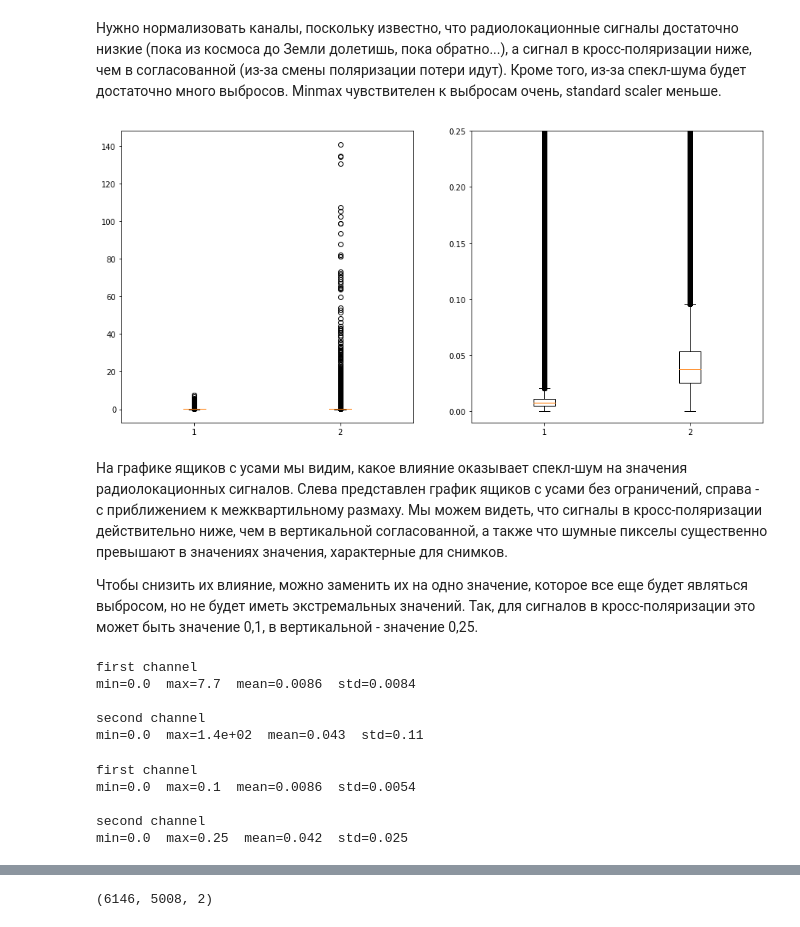
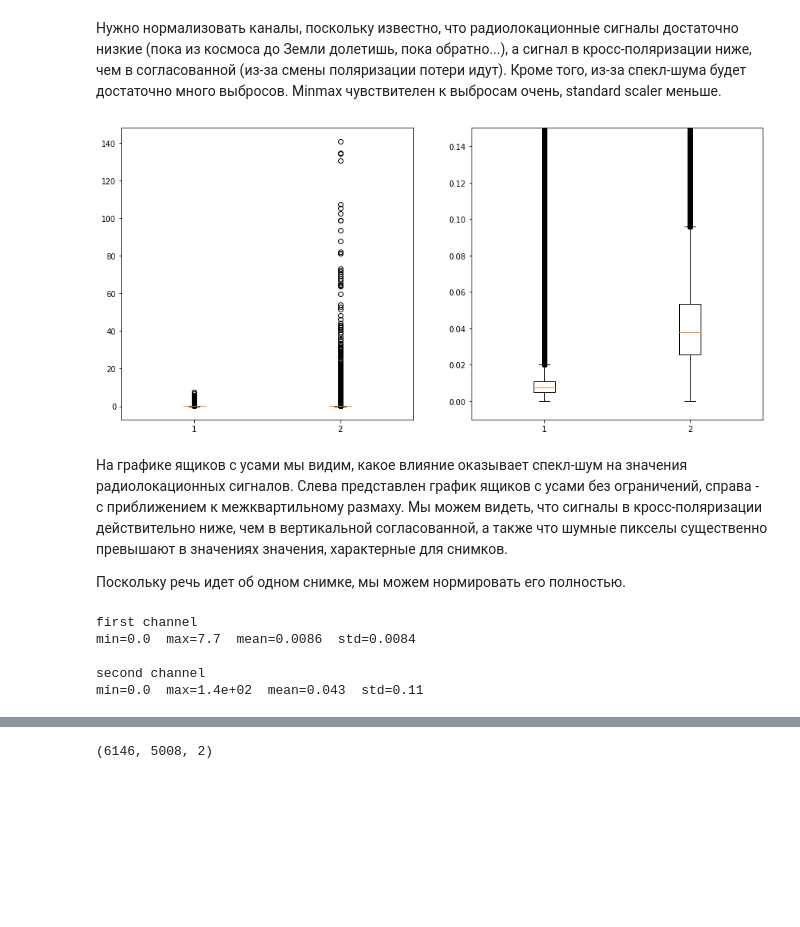
Before and after one commit to SozAnna/S1_Sakha_classification, a Jupyter notebook: Forest_mask_nn.ipynb, the cells around one changed output, grey strips where cells are left out. Saved outputs shown, nothing was run; the diff lists cells and outputs as text; code cells hidden in the pictures; blank space fills up the shorter version.

```diff
--- a/Forest_mask_nn.ipynb
+++ b/Forest_mask_nn.ipynb
@@ -300,15 +311,15 @@ print(mask_array.shape)
 # %%
 fig, axis = plt.subplots(1, 2, figsize=(15, 7))
 axis[0].boxplot([image_array[:,:, :1].flatten(), image_array[:,:, 1:].flatten()])
 axis[1].boxplot([image_array[:,:, :1].flatten(), image_array[:,:, 1:].flatten()])
-axis[1].set_ylim((-0.01, 0.25))
+axis[1].set_ylim((-0.01, 0.15))
 plt.show()
 # %% [output]
-[figure, old version]
+[figure, new version]
 # %% [markdown]
 На графике ящиков с усами мы видим, какое влияние оказывает спекл-шум на значения радиолокационных сигналов. Слева представлен график ящиков с усами без ограничений, справа - с приближением к межквартильному размаху. Мы можем видеть, что сигналы в кросс-поляризации действительно ниже, чем в вертикальной согласованной, а также что шумные пикселы существенно превышают в значениях значения, характерные для снимков.
 
-Чтобы снизить их влияние, можно заменить их на одно значение, которое все еще будет являться выбросом, но не будет иметь экстремальных значений. Так, для сигналов в кросс-поляризации это может быть значение 0,1, в вертикальной - значение 0,25.
+Поскольку речь идет об одном снимке, мы можем нормировать его полностью.
 # %%
 print('first channel')
 min_b1, max_b1, mean_b1, std_b1 = count_statistics(image_array[:,:, :1])
@@ -330,12 +334,0 @@ band2[band2 > 0.25] = 0.25
-# %%
-print('first channel')
-min_b1, max_b1, mean_b1, std_b1 = count_statistics(image_array[:,:, :1])
-print()
-print('second channel')
-min_b2, max_b2, mean_b2, std_b2 = count_statistics(image_array[:,:, 1:])
-# %% [output]
-first channel
-min=0.0  max=0.1  mean=0.0086  std=0.0054
-
-second channel
-min=0.0  max=0.25  mean=0.042  std=0.025
```
Also changed, not shown: parts of 81 cells of this notebook.
